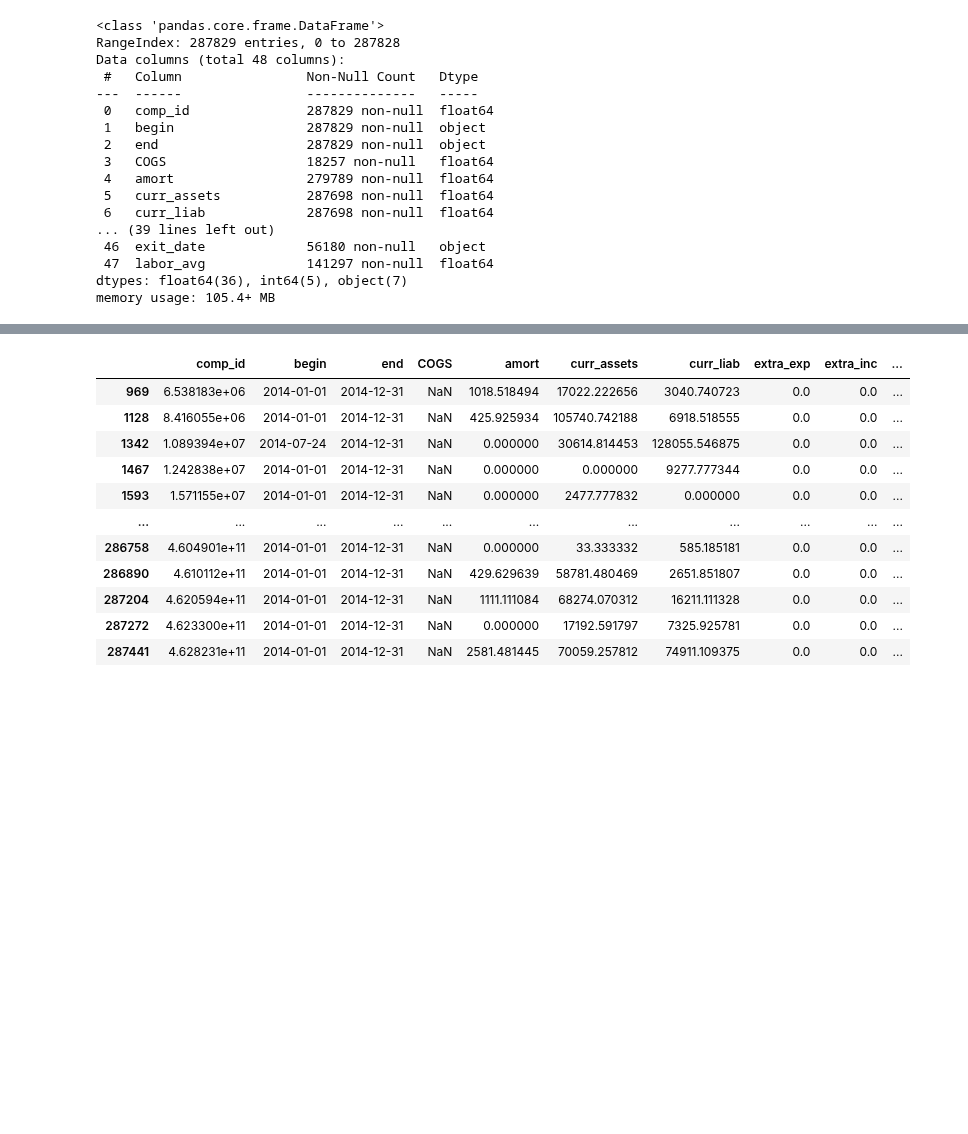
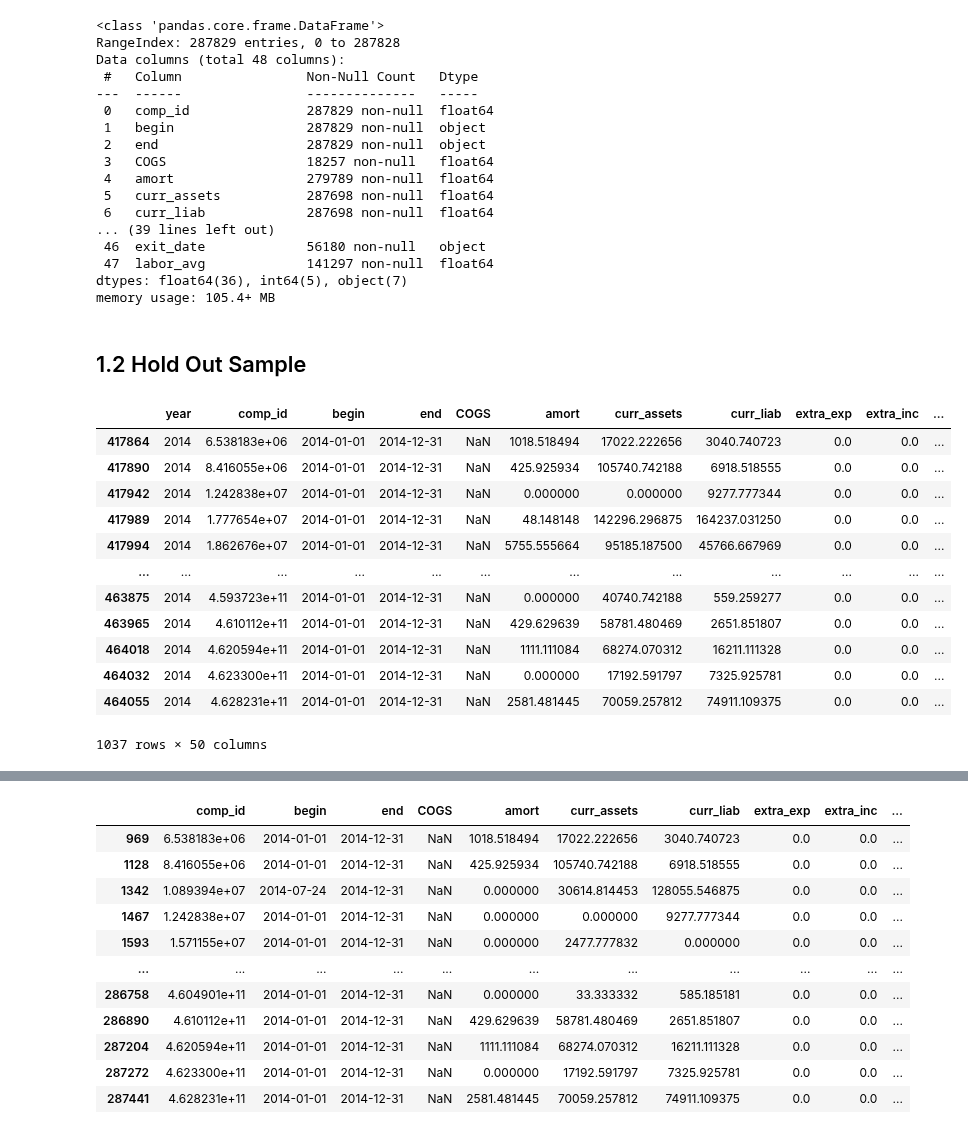
Before and after one commit to Iandrewburg/Assignment_1, a Jupyter notebook: Assignment_3/Assignment_3_Code.ipynb, the cells around one changed output, grey strips where cells are left out. Cells and saved outputs as stored; diff of their text form; code cells hidden in the pictures; blank space fills up the shorter version.

Commit message:
holdout sample worked out and operating properly

```diff
--- a/Assignment_3/Assignment_3_Code.ipynb
+++ b/Assignment_3/Assignment_3_Code.ipynb
@@ -196,3 +212,42 @@ Data columns (total 48 columns):
  47  labor_avg             141297 non-null  float64
 dtypes: float64(36), int64(5), object(7)
 memory usage: 105.4+ MB
+# %% [markdown]
+## 1.2 Hold Out Sample
+# %%
+data = (
+    data.set_index(["year", "comp_id"])
+    .unstack(fill_value="toReplace")
+    .stack()
+    .reset_index()
+)
+data = data.replace("toReplace", np.nan)  # only way I could define it as NaN
+# generate status_alive; if sales larger than zero and not-NA, then firm is alive
+data["status_alive"] = (data["sales"] > 0 & (False == data["sales"].isna())).astype(int)
+
+# defaults in two years if there are sales in this year but no sales two years later
+# Status_in_two_years: data.groupby('comp_id')['status_alive'].shift(-2)
+data["default"] = (
+    (data["status_alive"] == 1)
+    & (data.groupby("comp_id")["status_alive"].shift(-1) == 0)
+).astype(int)
+# %%
+hold_out_sample = data[(data['ind2'] == 26) &
+                     (data['sales'] >= 1000) &
+                     (data['sales'] <= 10000000) &
+                     (data['year'] == 2014)]
+hold_out_sample
+# %% [output]
+|  | year | comp_id | begin | end | COGS | amort | curr_assets | curr_liab | extra_exp | extra_inc | ... |
+| 417864 | 2014 | 6.538183e+06 | 2014-01-01 | 2014-12-31 | NaN | 1018.518494 | 17022.222656 | 3040.740723 | 0.0 | 0.0 | ... |
+| 417890 | 2014 | 8.416055e+06 | 2014-01-01 | 2014-12-31 | NaN | 425.925934 | 105740.742188 | 6918.518555 | 0.0 | 0.0 | ... |
+| 417942 | 2014 | 1.242838e+07 | 2014-01-01 | 2014-12-31 | NaN | 0.000000 | 0.000000 | 9277.777344 | 0.0 | 0.0 | ... |
+| 417989 | 2014 | 1.777654e+07 | 2014-01-01 | 2014-12-31 | NaN | 48.148148 | 142296.296875 | 164237.031250 | 0.0 | 0.0 | ... |
+| 417994 | 2014 | 1.862676e+07 | 2014-01-01 | 2014-12-31 | NaN | 5755.555664 | 95185.187500 | 45766.667969 | 0.0 | 0.0 | ... |
+| ... | ... | ... | ... | ... | ... | ... | ... | ... | ... | ... | ... |
+| 463875 | 2014 | 4.593723e+11 | 2014-01-01 | 2014-12-31 | NaN | 0.000000 | 40740.742188 | 559.259277 | 0.0 | 0.0 | ... |
+| 463965 | 2014 | 4.610112e+11 | 2014-01-01 | 2014-12-31 | NaN | 429.629639 | 58781.480469 | 2651.851807 | 0.0 | 0.0 | ... |
+| 464018 | 2014 | 4.620594e+11 | 2014-01-01 | 2014-12-31 | NaN | 1111.111084 | 68274.070312 | 16211.111328 | 0.0 | 0.0 | ... |
+| 464032 | 2014 | 4.623300e+11 | 2014-01-01 | 2014-12-31 | NaN | 0.000000 | 17192.591797 | 7325.925781 | 0.0 | 0.0 | ... |
+| 464055 | 2014 | 4.628231e+11 | 2014-01-01 | 2014-12-31 | NaN | 2581.481445 | 70059.257812 | 74911.109375 | 0.0 | 0.0 | ... |
+1037 rows × 50 columns
```
Also changed, not shown: parts of 16 cells of this notebook.
